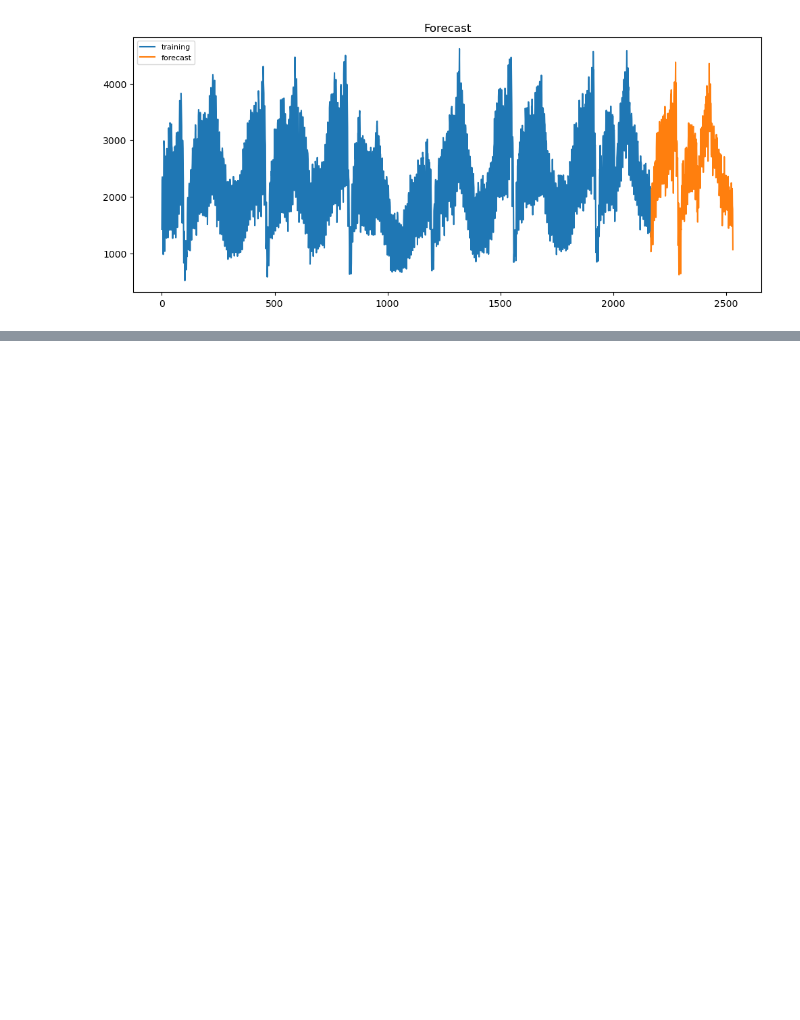
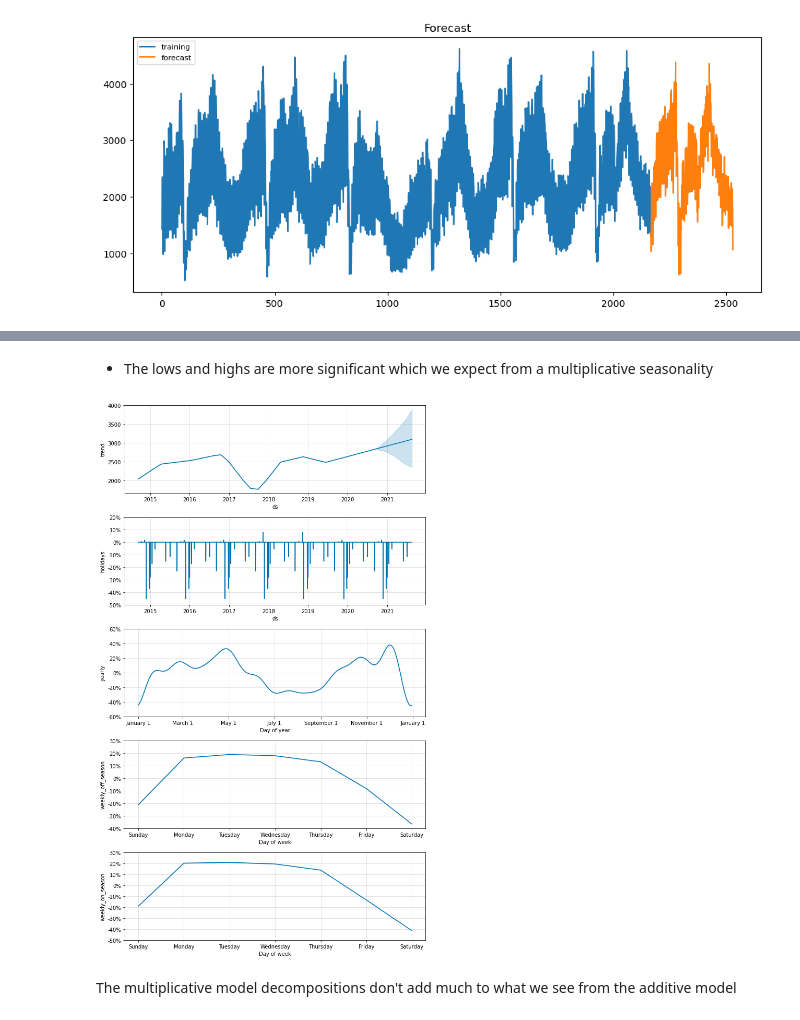
Before and after one commit to hubaditya/Webpage-Traffic-Time-Series, a Jupyter notebook: Web Traffic Time Series Analysis.ipynb, the cells around one changed output, grey strips where cells are left out. Drawn from its saved outputs; the diff is of its cells as text; code cells hidden in the pictures; blank space fills up the shorter version.

```diff
--- a/Web Traffic Time Series Analysis.ipynb
+++ b/Web Traffic Time Series Analysis.ipynb
@@ -618,0 +742,8 @@ _ = plt.legend(loc='upper left', fontsize=8)
+# %% [markdown]
+* The lows and highs are more significant which we expect from a multiplicative seasonality
+# %%
+fig2 = model_multi.plot_components(forecast)
+# %% [output]
+[figure, added]
+# %% [markdown]
+The multiplicative model decompositions don't add much to what we see from the additive model
```
Also changed, not shown: parts of 27 cells of this notebook.
